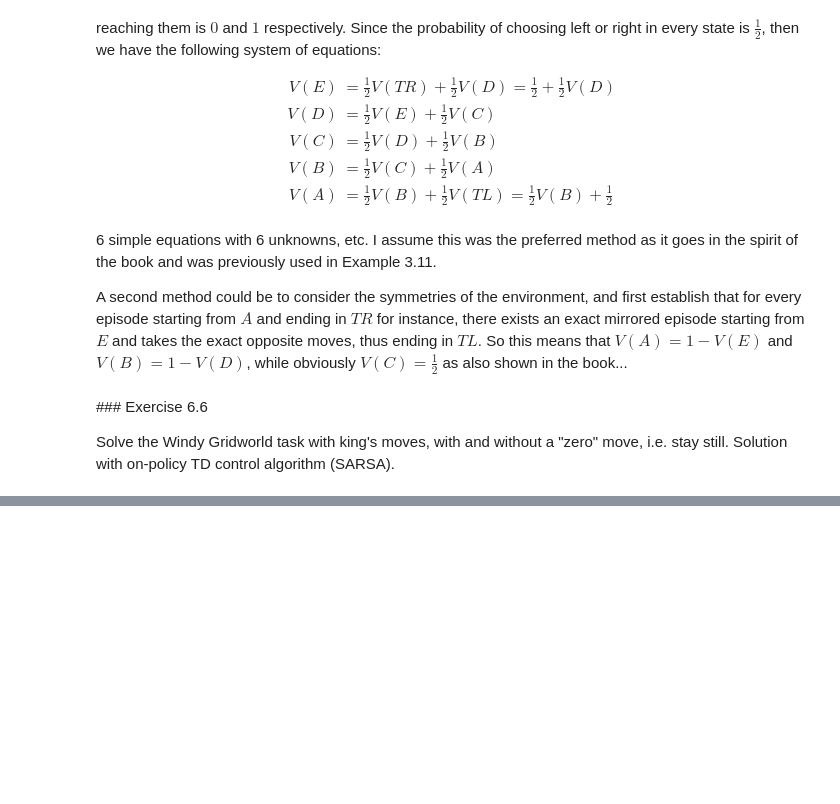
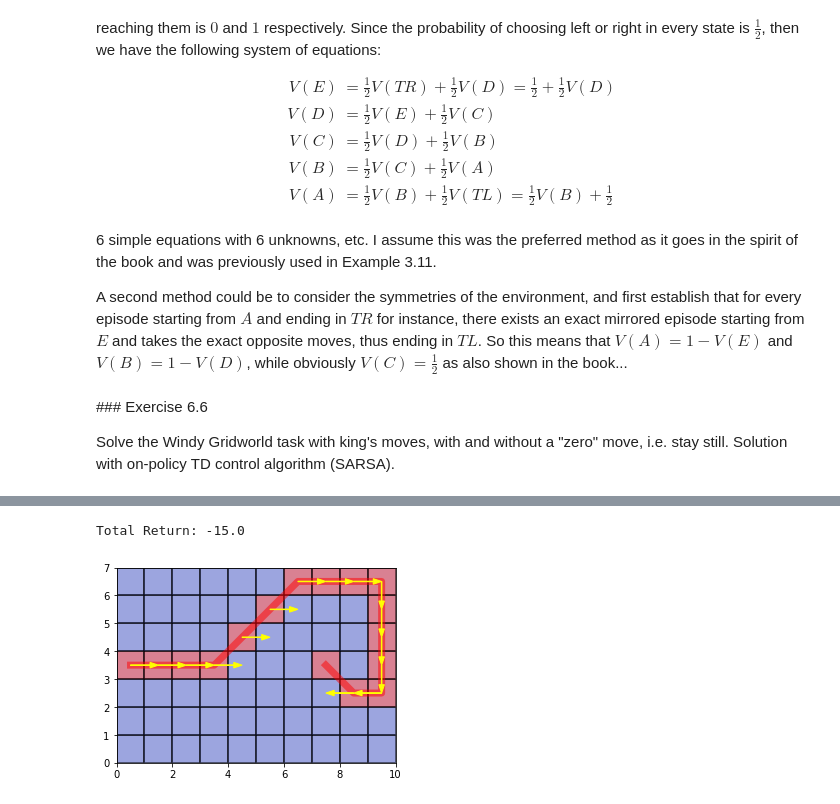
Before and after one commit to pacalab/rl_sutton_barto, a Jupyter notebook: Chapter_6/Chapter_6.ipynb, the cells around one changed output, grey strips where cells are left out. Cells and saved outputs as stored; diff of their text form; code cells hidden in the pictures; blank space fills up the shorter version.

```diff
--- a/Chapter_6/Chapter_6.ipynb
+++ b/Chapter_6/Chapter_6.ipynb
@@ -247,0 +386,17 @@ class RandomAgent:
+# %%
+env = Gridworld(
+    nrows=7,
+    ncols=10,
+    wind=[0, 0, 0, 1, 1, 1, 2, 2, 1, 0],
+    start=State(3, 0),
+    goal=State(3, 7),
+    stochastic_wind=False,
+    king_moves=False,
+    zero_moves=False,
+)
+R, trace = agent.play_episode(env, keep_trace=True, explore=False, max_steps=1000)
+print(f'Total Return: {R}')
+plot_trace(env, trace)
+# %% [output]
+Total Return: -15.0
+[figure, added]
```
Also changed, not shown: parts of 14 cells of this notebook.
